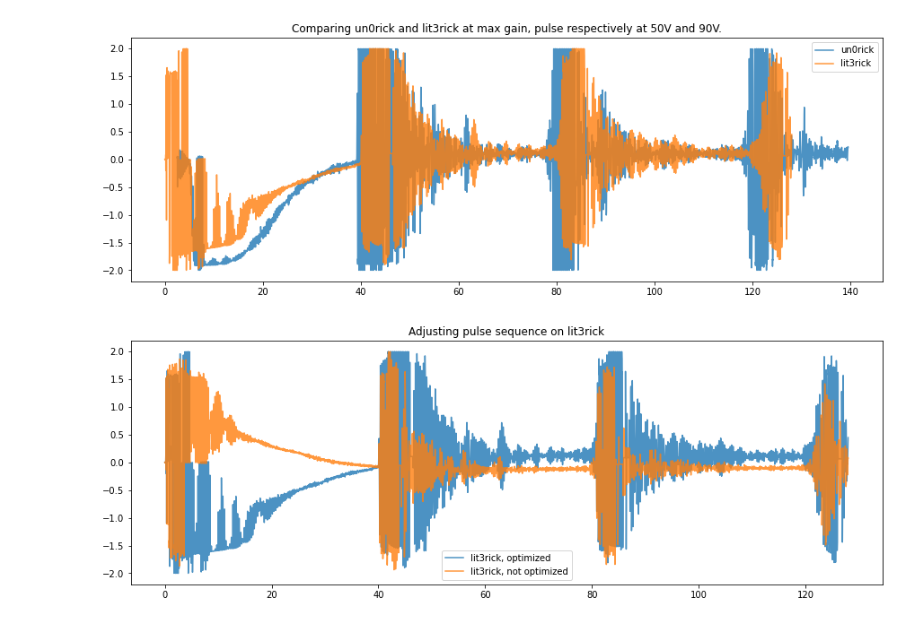
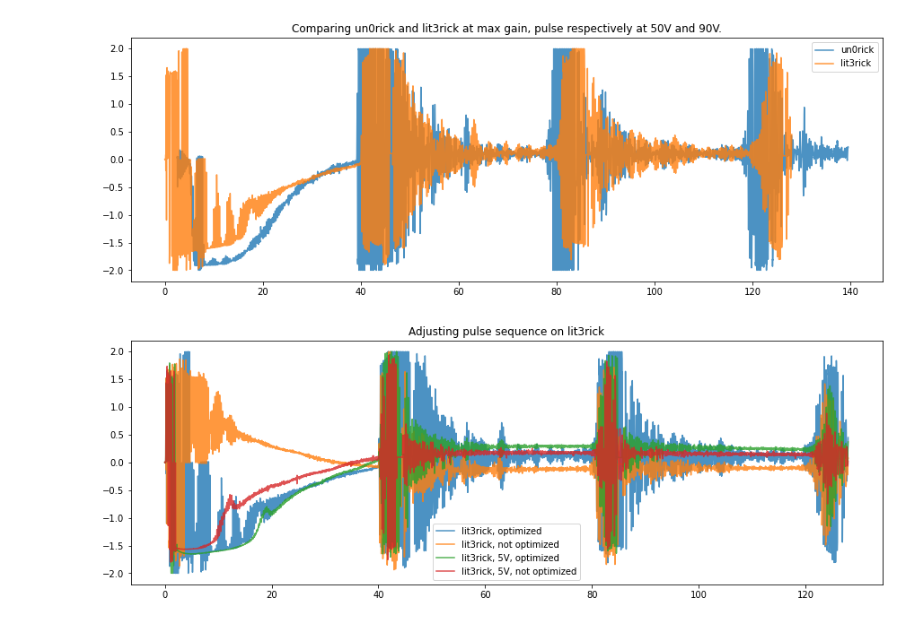
Before and after one commit to kelu124/lit3rick, a Jupyter notebook: sample_acqs/0.CompareAcqs.ipynb, the cells around one changed output. Cells and saved outputs as stored; diff of their text form; code cells hidden in the pictures.

```diff
--- a/sample_acqs/0.CompareAcqs.ipynb
+++ b/sample_acqs/0.CompareAcqs.ipynb
@@ -12,6 +12,8 @@ with open('un0rick_50v/un0rick.pkl', 'rb') as fp:
 
 with open('lit3rick_5v/lit3rick.pkl', 'rb') as fp:
     lit3rick = pickle.load(fp)
+with open('lit3rick_5v/lit3rick_optim.pkl', 'rb') as fp:
+    lit3rickOptim = pickle.load(fp)
 
 with open('lit3rick_90V/lit3rick90V_NegativePulse.pkl', 'rb') as fp:
     lit3rick90 = pickle.load(fp)
@@ -197,10 +199,13 @@ plt.show()
 # %%
 plt.figure(figsize=(15,5))
 plt.plot(lit3rick90b["t"],lit3rick90b[(1,500)],label="lit3rick, optimized",alpha=0.8)
 plt.plot(lit3rick90["t"],lit3rick90[(1,500)],label="lit3rick, not optimized",alpha=0.8)
+plt.plot(lit3rickOptim["t"],lit3rickOptim[(1,500)],label="lit3rick, 5V, optimized",alpha=0.8)
+plt.plot(lit3rick["t"],lit3rick[(1,500)],label="lit3rick, 5V, not optimized",alpha=0.8)
+
 plt.title("Adjusting pulse sequence on lit3rick")
 plt.legend()
 plt.savefig("pulse_seq.jpg")
 plt.show()
 # %% [output]
-[figure, old version]
+[figure, new version]
```
Also changed, not shown: parts of 2 cells of this notebook, 7 other files.
